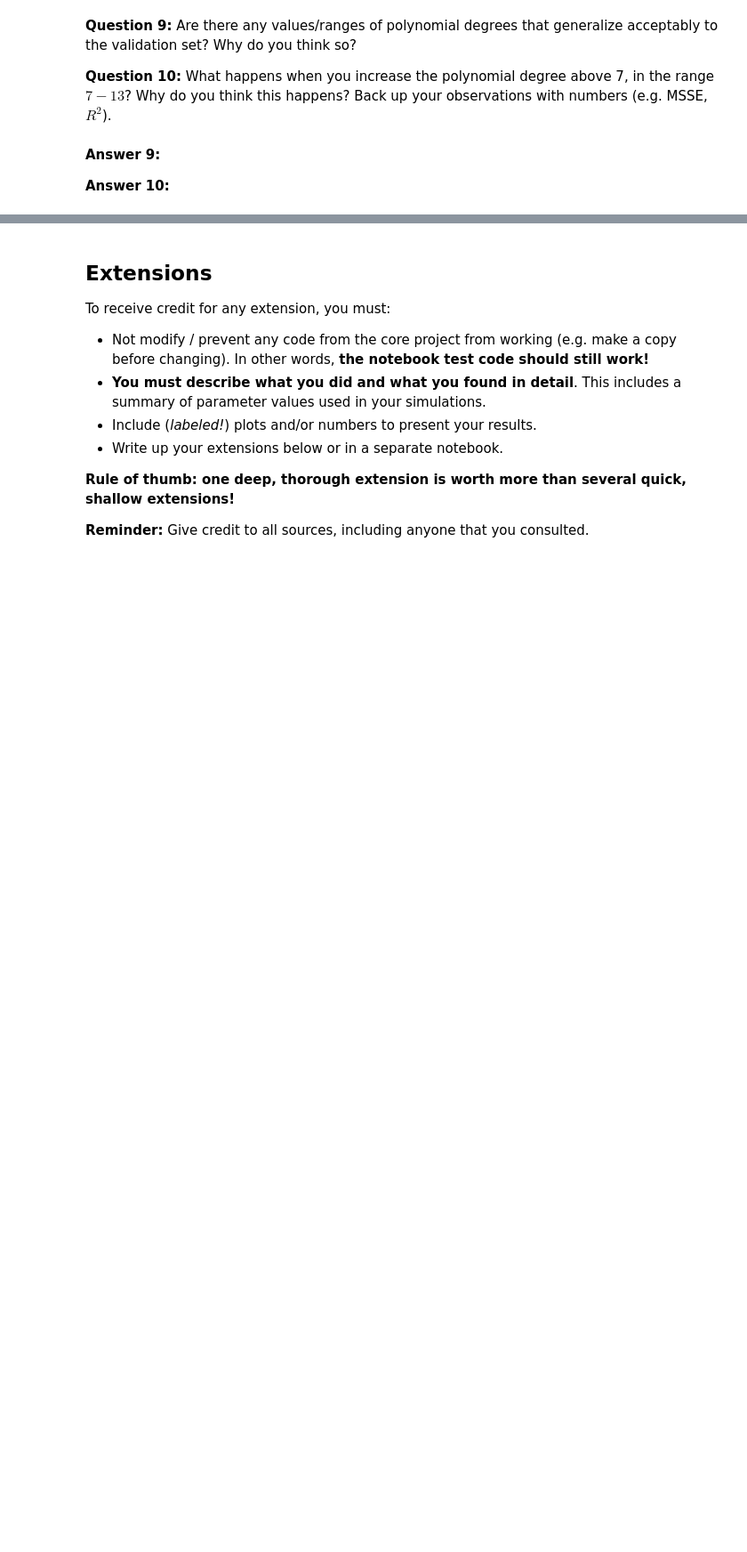
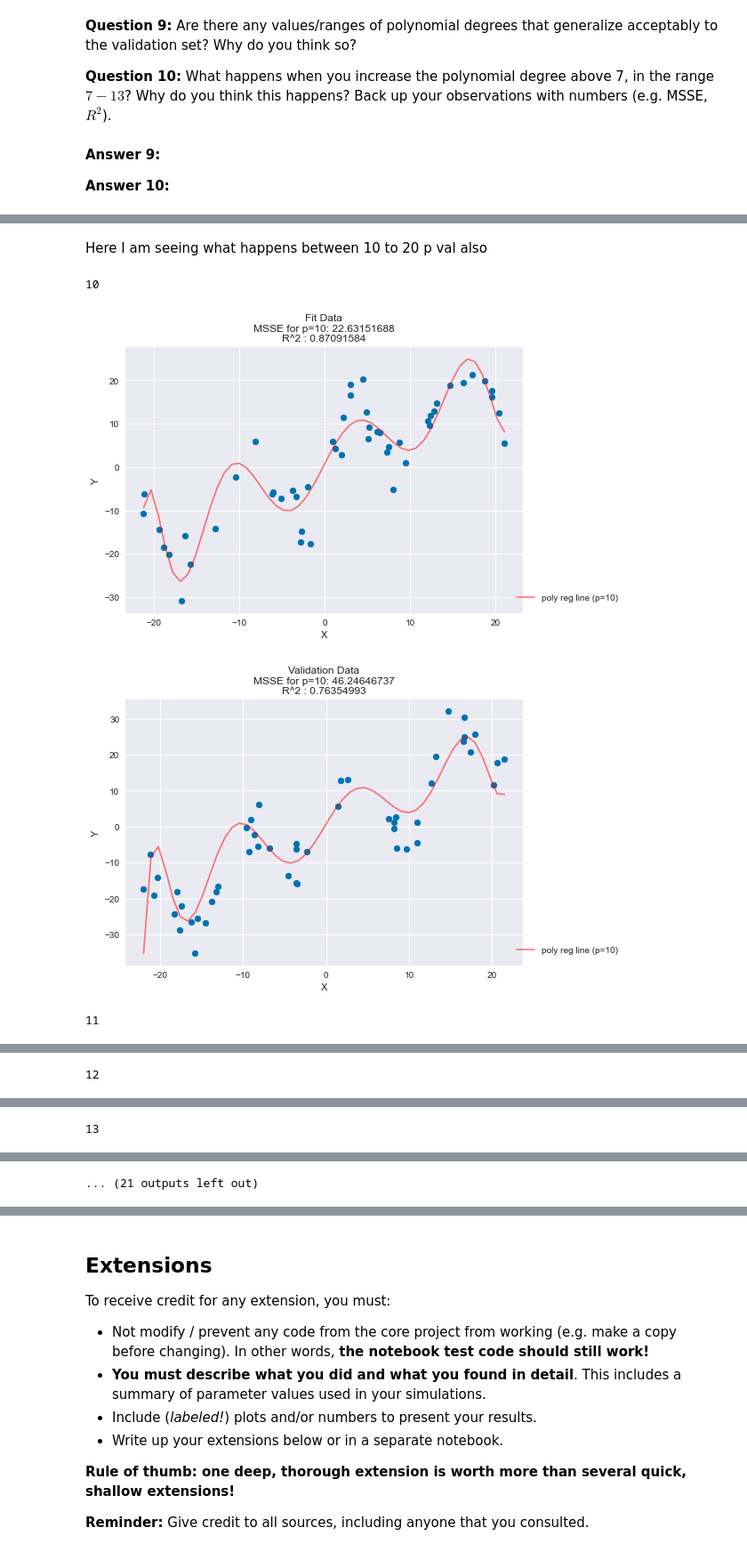
Before and after one commit to mattjax16/cs251, a Jupyter notebook: project3/polynomial_regression.ipynb, the cells around one changed output, grey strips where cells are left out. Shown at 89% size. Saved outputs shown, nothing was run; the diff lists cells and outputs as text; code cells hidden in the pictures; blank space fills up the shorter version.

```diff
--- a/project3/polynomial_regression.ipynb
+++ b/project3/polynomial_regression.ipynb
@@ -373,0 +430,38 @@ for i in range(7):
+# %% [markdown]
+Here I am seeing what happens between 10 to 20 p val also
+# %%
+# dict to hold the p val of the regression as the key and its value holds a dict with the
+# fit and validation r^2 and msse
+poly_results_dict = {}
+for i in range(11):
+    poly= i+10
+    print(poly)
+    #dict to hold r2 and msse for fit and validation set
+    fit_val_dict = {}
+
+    poly_lin_reg_fit = linear_regression.LinearRegression(fit_set)
+    poly_lin_reg_fit.linear_regression(['X'], 'Y', p = poly)
+
+    fit_val_dict['fit'] = [poly_lin_reg_fit.R2 , poly_lin_reg_fit.m_sse]
+
+    poly_lin_reg_fit.scatter('X','Y', title = f'Fit Data\nMSSE for p={poly}: {poly_lin_reg_fit.m_sse:.8f}')
+    poly_lin_reg_fit.show()
+
+
+
+    poly_lin_reg_val = linear_regression.LinearRegression(validation_set)
+    fit_slopes =  poly_lin_reg_fit.get_fitted_slope()
+    fit_intercept= poly_lin_reg_fit.get_fitted_intercept()
+    poly_lin_reg_val.initialize(['X'], 'Y', p = poly, slope = fit_slopes,
+                           intercept = fit_intercept)
+
+    fit_val_dict['val'] = [poly_lin_reg_val.R2 , poly_lin_reg_val.m_sse]
+    poly_results_dict[poly] = fit_val_dict
+
+    poly_lin_reg_val.scatter('X','Y', title = f'Validation Data\nMSSE for p={poly}: {poly_lin_reg_val.m_sse:.8f}')
+    poly_lin_reg_val.show()
+# %% [output]
+10
+[figure, added]
+[figure, added]
+11
@@ -373,0 +470 @@ for i in range(7):
+12
@@ -373,0 +473 @@ for i in range(7):
+13
@@ -373,0 +476 @@ for i in range(7):
+... (21 outputs left out)
```
Also changed, not shown: parts of 39 cells of this notebook, 20 other files.
